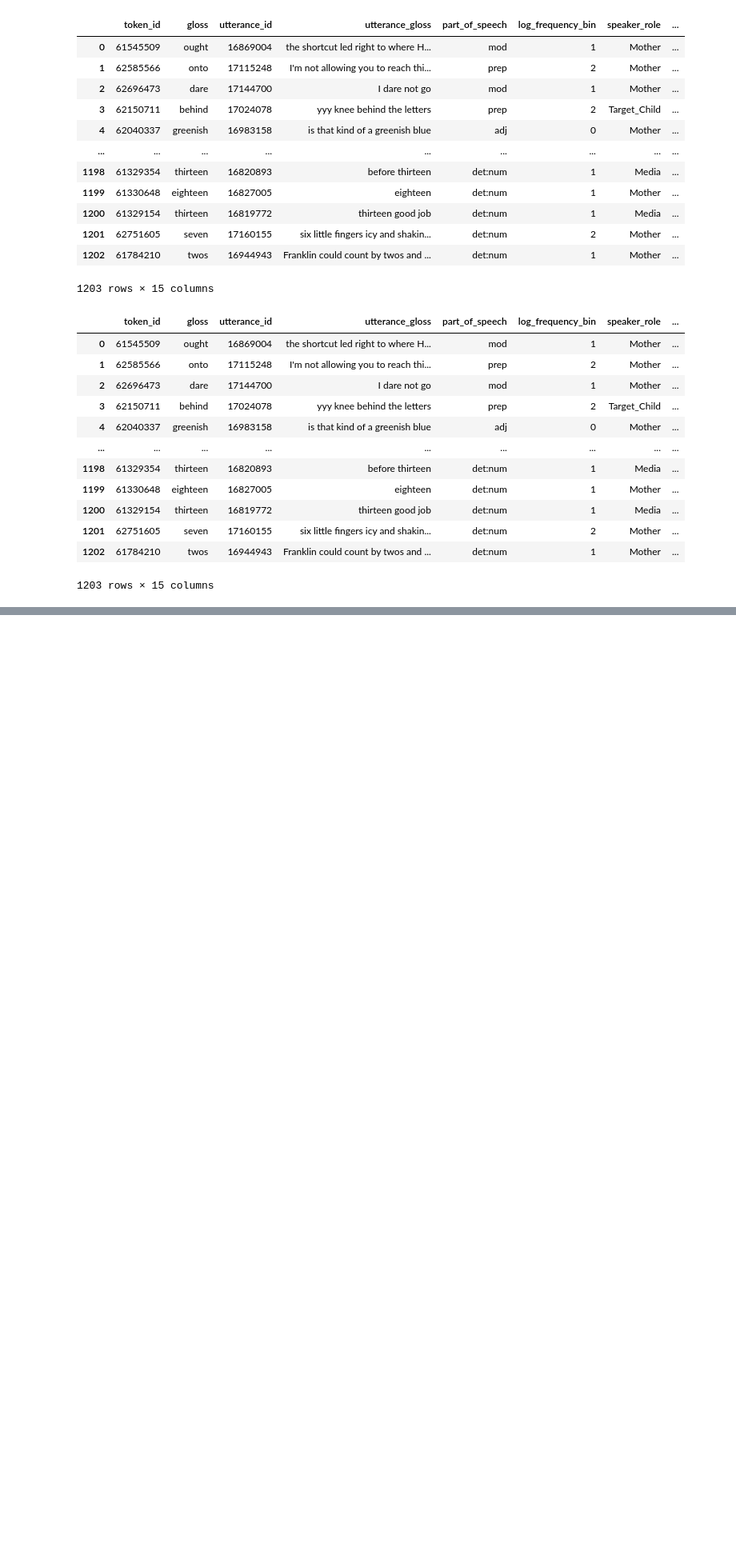
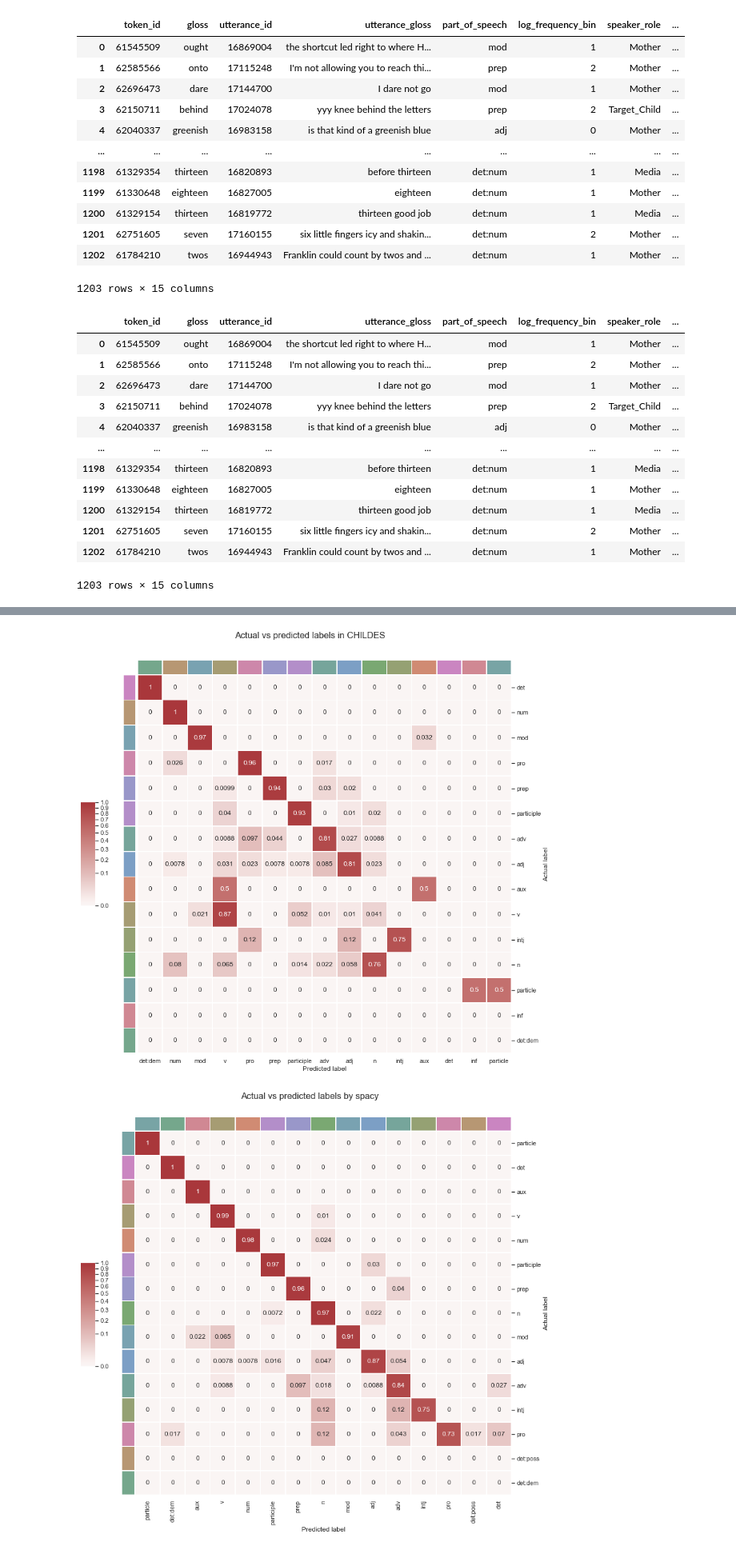
Before and after one commit to georgialoukatou/childes-tagging, a Jupyter notebook: scoring.ipynb, the cells around one changed output, grey strips where cells are left out. Shown at 80% size. Saved outputs shown, nothing was run; the diff lists cells and outputs as text; code cells hidden in the pictures; blank space fills up the shorter version.

Commit message:
scoring notebook produces confusion matrices with power law color scale

```diff
--- a/scoring.ipynb
+++ b/scoring.ipynb
@@ -2,6 +2,9 @@
 import pandas as pd
 import sklearn.metrics as skm
 import numpy as np
+
+import seaborn as sns
+sns.set_theme()
 # %%
 TAGGED_SAMPLED_TOKENS_CSV_NAME = 'english_samples_v4_annotations.csv'#'sampled_tagged.csv' # 'english_samples_v4_annotations.csv'
 TAGGER_TO_CHILDES_POS_MAPPING_CSV_NAME = "spacy_childes_pos_mapping_full - spacy_childes_pos_mapping_full.csv"
@@ -198,0 +129,15 @@ def plot_confusion_matrix(cm,
+# %%
+# df is the version of samples that ignores tokens without a gold annotation
+
+def remove_bad_labels(x):
+    if x['correct_pos'].strip() == MODEL_NAME:
+        return x['{}_pos_converted'.format(MODEL_NAME)]
+    elif x['correct_pos'].strip() == 'childes':
+        return x['childes_remapped_part_of_speech']
+    return x['correct_pos']
+
+df = new_samples[~(new_samples['correct_pos'] == '')]
+df = df[~(df['correct_pos'] == 'on')]
+df['correct_pos'] = df['correct_pos'].str.rstrip()
+df['correct_pos'] = df.apply(lambda x: remove_bad_labels(x), axis=1)
+df
@@ -198,0 +229,11 @@ def plot_confusion_matrix(cm,
+# %%
+print_confusion_matrix(df, 'childes_remapped_part_of_speech',
+                       plot_title='Actual vs predicted labels in CHILDES',
+                       file_name="english_childes_confusion_matrix.jpg")
+
+print_confusion_matrix(df, '{}_pos_converted'.format(MODEL_NAME),
+                       plot_title='Actual vs predicted labels by {}'.format(MODEL_NAME),
+                       file_name="english_{}_confusion_matrix.jpg".format(MODEL_NAME))
+# %% [output]
+[figure, added]
+[figure, added]
```
Also changed, not shown: parts of 6 cells of this notebook.
